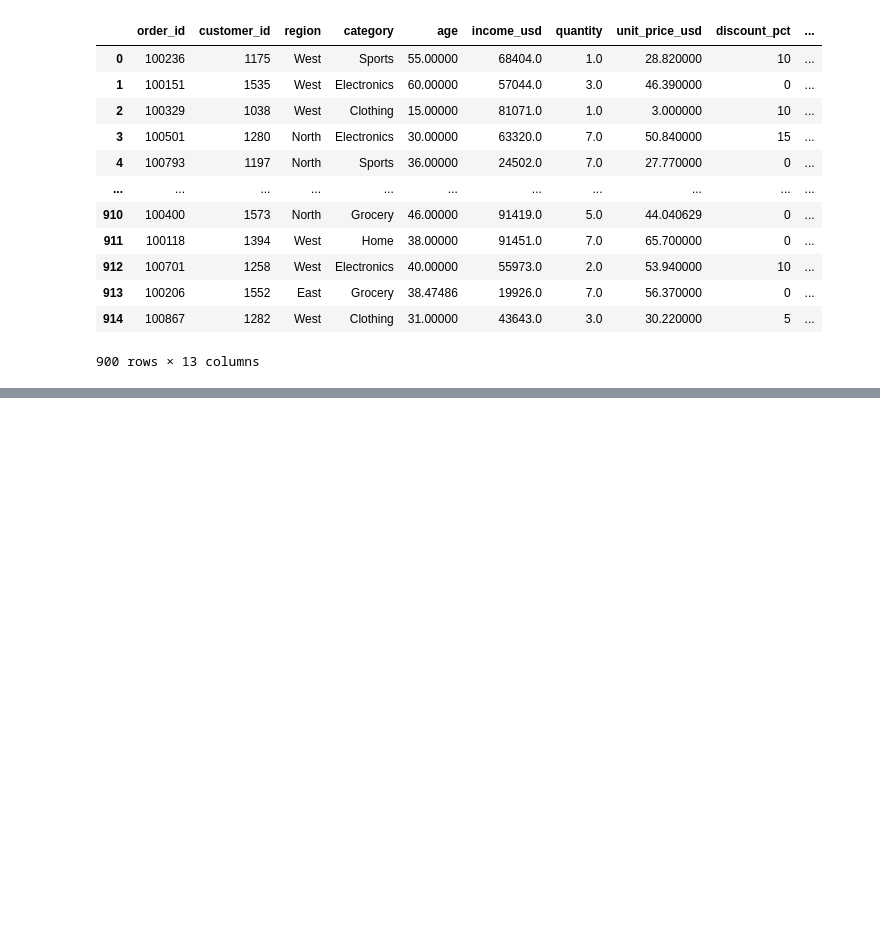
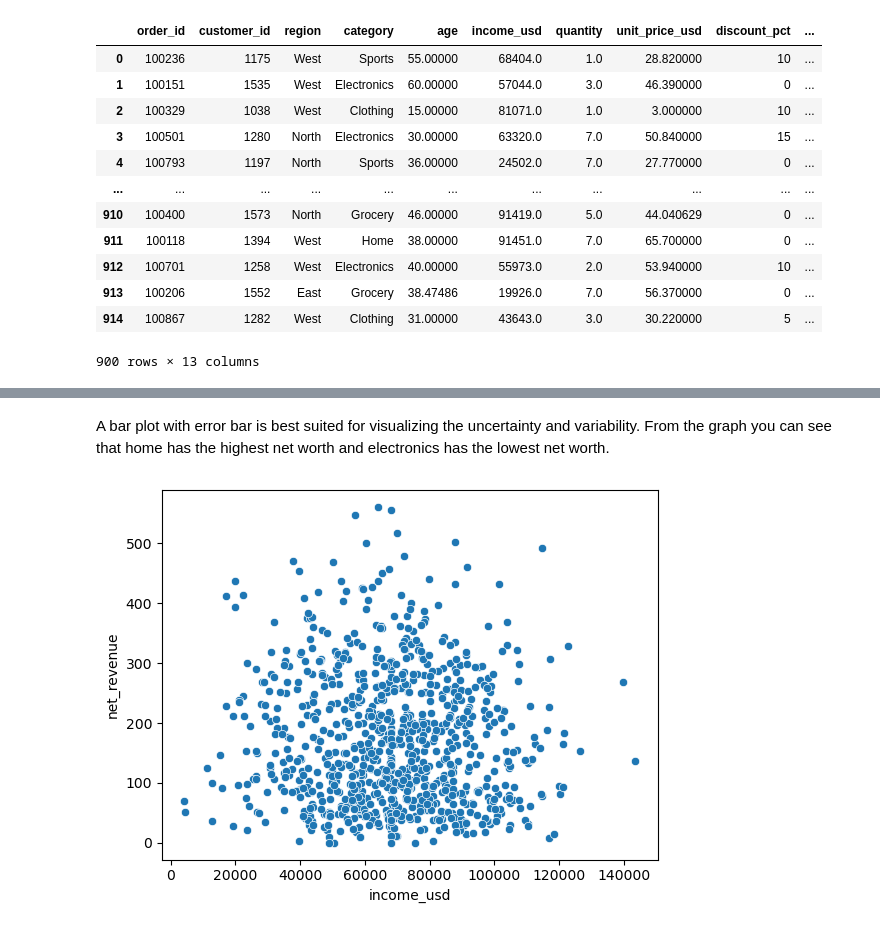
Before and after one commit to uofl-sbabb/DataVisualizationCSE-551, a Jupyter notebook: Project2/Assignment2-Part1.ipynb, the cells around one changed output, grey strips where cells are left out. Saved outputs shown, nothing was run; the diff lists cells and outputs as text; code cells hidden in the pictures; blank space fills up the shorter version.

```diff
--- a/Project2/Assignment2-Part1.ipynb
+++ b/Project2/Assignment2-Part1.ipynb
@@ -375,0 +392,8 @@ messy_customer_orders_df
+# %% [markdown]
+A bar plot with error bar is best suited for visualizing the uncertainty and variability. From the graph you can see that home has the highest net worth and electronics has the lowest net worth.
+# %%
+# Scatter plot: realationship between the net revenue and income_usd.
+sns.scatterplot(data=messy_customer_orders_df, x='income_usd', y='net_revenue')
+plt.show()
+# %% [output]
+[figure, added]
```
Also changed, not shown: parts of 6 cells of this notebook.
